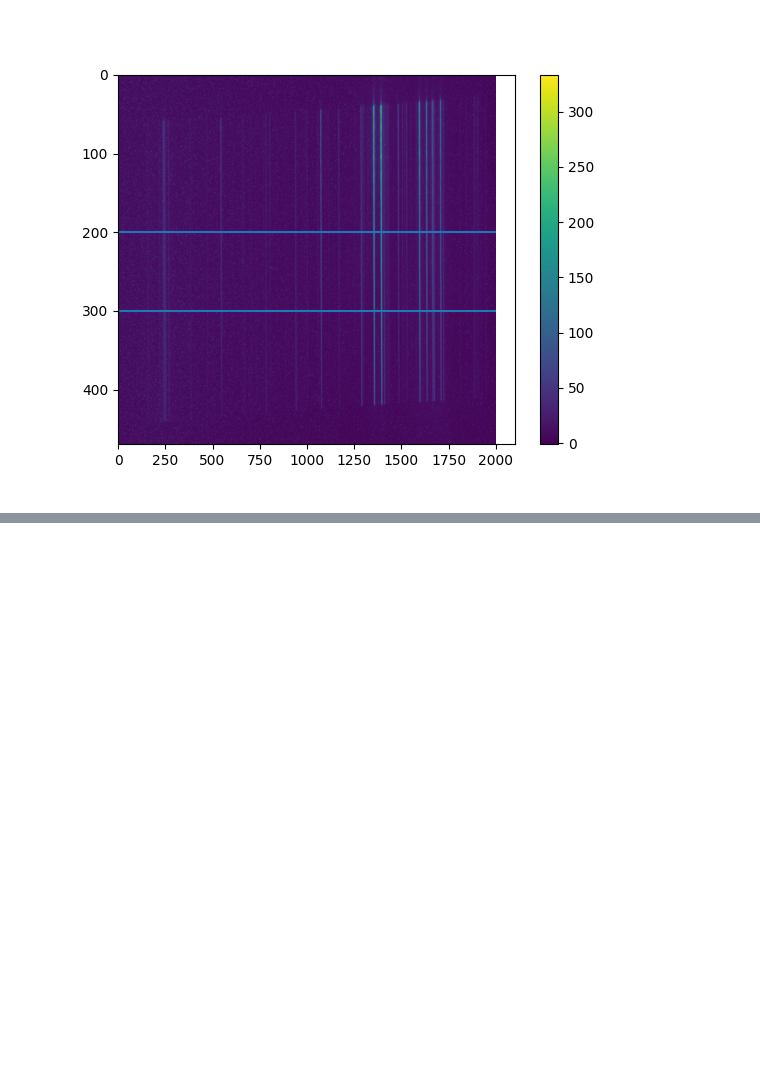
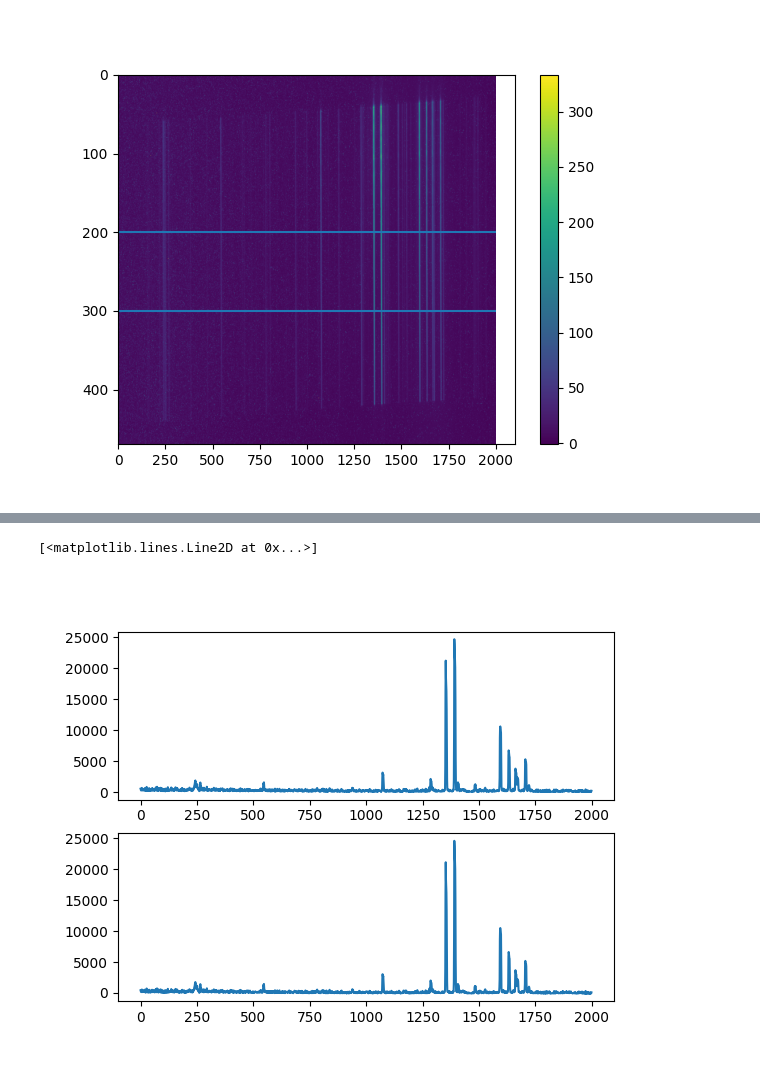
Before and after one commit to MatthewPrem/SpecWavUtils, a Jupyter notebook: YJ/vph300/findR.ipynb, the cells around one changed output, grey strips where cells are left out. Cells and saved outputs as stored; diff of their text form; code cells hidden in the pictures; blank space fills up the shorter version.

```diff
--- a/YJ/vph300/findR.ipynb
+++ b/YJ/vph300/findR.ipynb
@@ -45,0 +46,11 @@ ax.plot(Spec1D.calcModel(lines, 2000, 9600, 0.3))
+# %%
+spec = Spec1D.convert2Dto1D(spec2D, minY, maxY)
+continuum = Spec1D.continuum(spec, thresh=1, debug=False)
+contSub = spec - continuum(np.arange(0, len(spec)))
+
+fig, ax = plt.subplots(2,1)
+ax[0].plot(spec)
+ax[1].plot(contSub)
+# %% [output]
+[<matplotlib.lines.Line2D at 0x...>]
+[figure, added]
```
Also changed, not shown: parts of 2 cells of this notebook, 3 other files.
